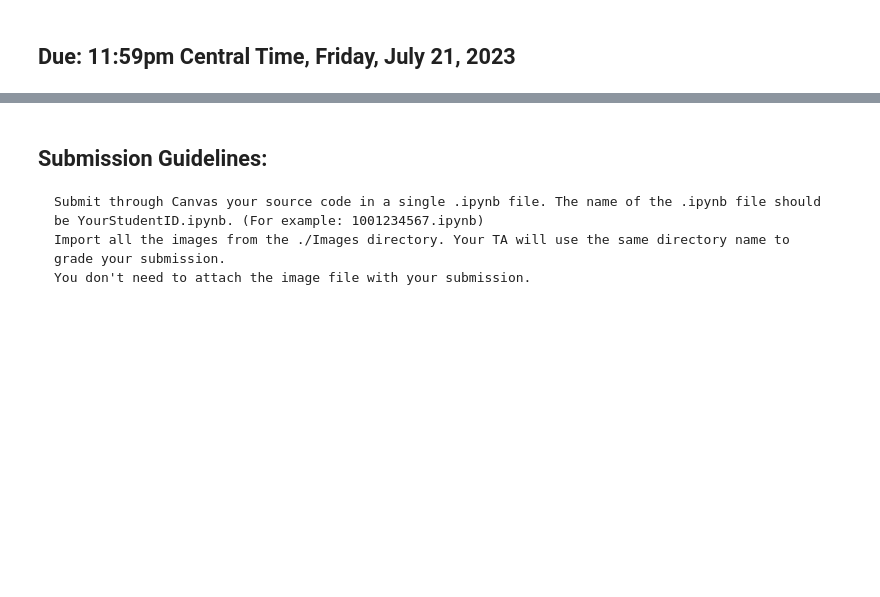
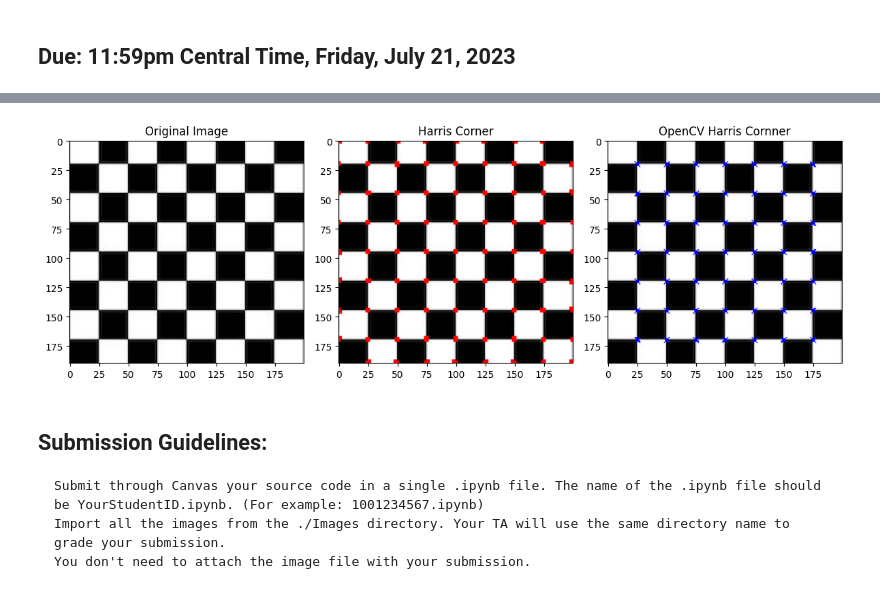
Before and after one commit to ABHI2410/ComputerVision, a Jupyter notebook: PA2.ipynb, the cells around one changed output, grey strips where cells are left out. Saved outputs shown, nothing was run; the diff lists cells and outputs as text; code cells hidden in the pictures; blank space fills up the shorter version.

```diff
--- a/PA2.ipynb
+++ b/PA2.ipynb
@@ -134,6 +153,61 @@ Implement Harris corner detector from scratch. The steps are mentioned in Slide
 Note: You shouldn't use cv2.cornerHarris() or any other library functions to detect the corners.
 
 <img src = Images/chessboard.jpg>
+# %%
+from cv2.gapi import gaussianBlur
+img = cv2.imread("./Images/chessboard.jpg")
+grayscale_image = cv2.cvtColor(img, cv2.COLOR_BGR2GRAY)
+
+gaussianBlur = cv2.GaussianBlur(grayscale_image, (5,5), 5)
+
+kernel_x = np.array([[-1, 0, 1],[-2, 0, 2],[-1, 0, 1]])
+kernel_y = np.array([[1, 2, 1], [0, 0, 0], [-1, -2, -1]])
+
+ix = scipy.signal.convolve2d(gaussianBlur, kernel_x, mode='same')
+iy = scipy.signal.convolve2d(gaussianBlur, kernel_y, mode='same')
+
+I_xx = scipy.ndimage.gaussian_filter(ix**2, sigma=1)
+I_yy = scipy.ndimage.gaussian_filter(iy**2, sigma=1)
+I_xy = scipy.ndimage.gaussian_filter(ix*iy, sigma=1)
+
+determinent =  I_xx * I_yy - (I_xy ** 2)
+trace = I_xx + I_yy
+h = determinent - 0.05 * trace ** 2
+
+# Draw circles on the image
+
+image2 = img.copy()
+
+h = cv2.erode(h, None)
+h = cv2.dilate(h, None)
+
+image2[h > 0.01*h.max()] = [255,0,0]
+
+image3 = img.copy()
+operatedImage = cv2.cvtColor(image3, cv2.COLOR_BGR2GRAY)
+operatedImage = np.float32(operatedImage)
+dest = cv2.cornerHarris(operatedImage, 2, 5, 0.07)
+
+image3[dest > 0.01*dest.max()]=[0, 0, 255]
+
+
+# Create a 1x3 subplot
+fig, axs = plt.subplots(1, 3, figsize=(12, 4))
+# Display the red channel
+axs[0].imshow(img, cmap='gray')
+axs[0].set_title('Original Image')
+# Display the green channel
+axs[1].imshow(image2, cmap='gray')
+axs[1].set_title('Harris Corner')
+# Display the blue channel
+axs[2].imshow(image3, cmap='gray')
+axs[2].set_title('OpenCV Harris Cornner')
+# Adjust the spacing between subplots
+plt.tight_layout()
+# Display the plot
+plt.show()
+# %% [output]
+[figure, added]
 # %% [markdown]
 ## Submission Guidelines:
 
```
Also changed, not shown: parts of 7 cells of this notebook.
